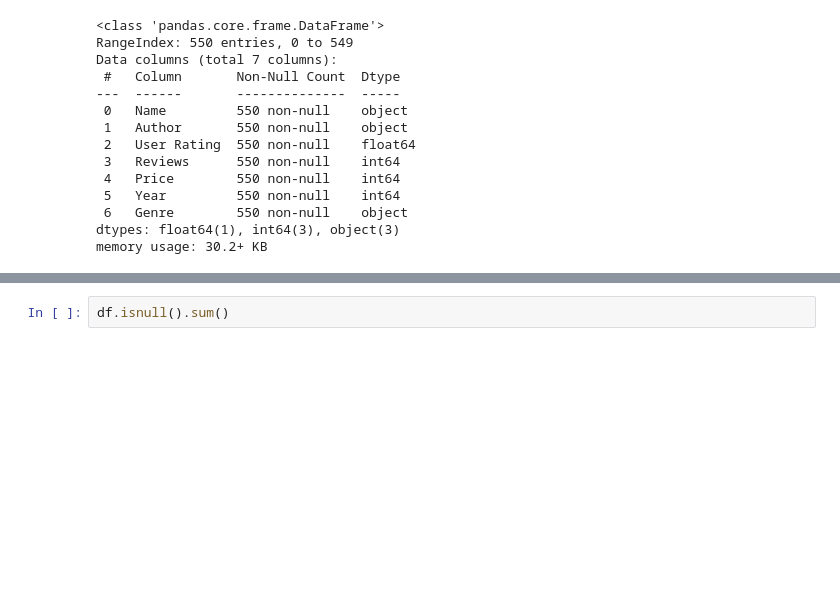
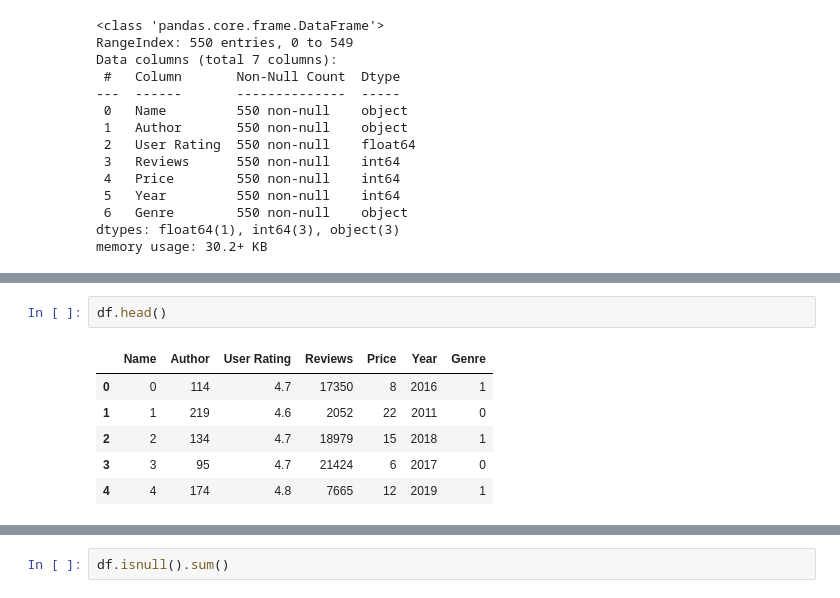
Before and after one commit to Jatilesh-kataria/task_done, a Jupyter notebook: bestseller.ipynb, the cells around one changed output, grey strips where cells are left out. Cells and saved outputs as stored; diff of their text form; blank space fills up the shorter version.

```diff
--- a/bestseller.ipynb
+++ b/bestseller.ipynb
@@ -48,0 +73,9 @@ memory usage: 30.2+ KB
+# %%
+df.head()
+# %% [output]
+|  | Name | Author | User Rating | Reviews | Price | Year | Genre |
+| 0 | 0 | 114 | 4.7 | 17350 | 8 | 2016 | 1 |
+| 1 | 1 | 219 | 4.6 | 2052 | 22 | 2011 | 0 |
+| 2 | 2 | 134 | 4.7 | 18979 | 15 | 2018 | 1 |
+| 3 | 3 | 95 | 4.7 | 21424 | 6 | 2017 | 0 |
+| 4 | 4 | 174 | 4.8 | 7665 | 12 | 2019 | 1 |
```
Also changed, not shown: parts of 7 cells of this notebook.
